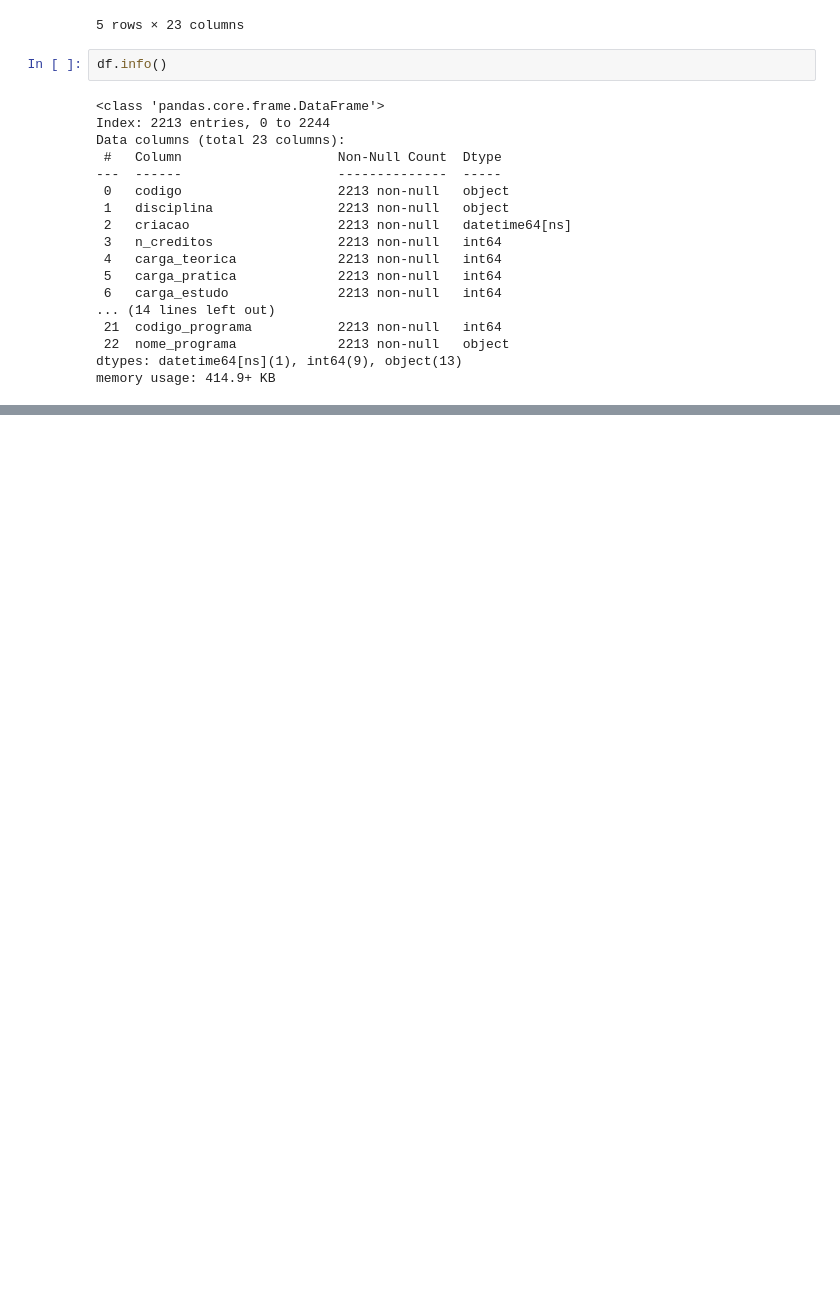
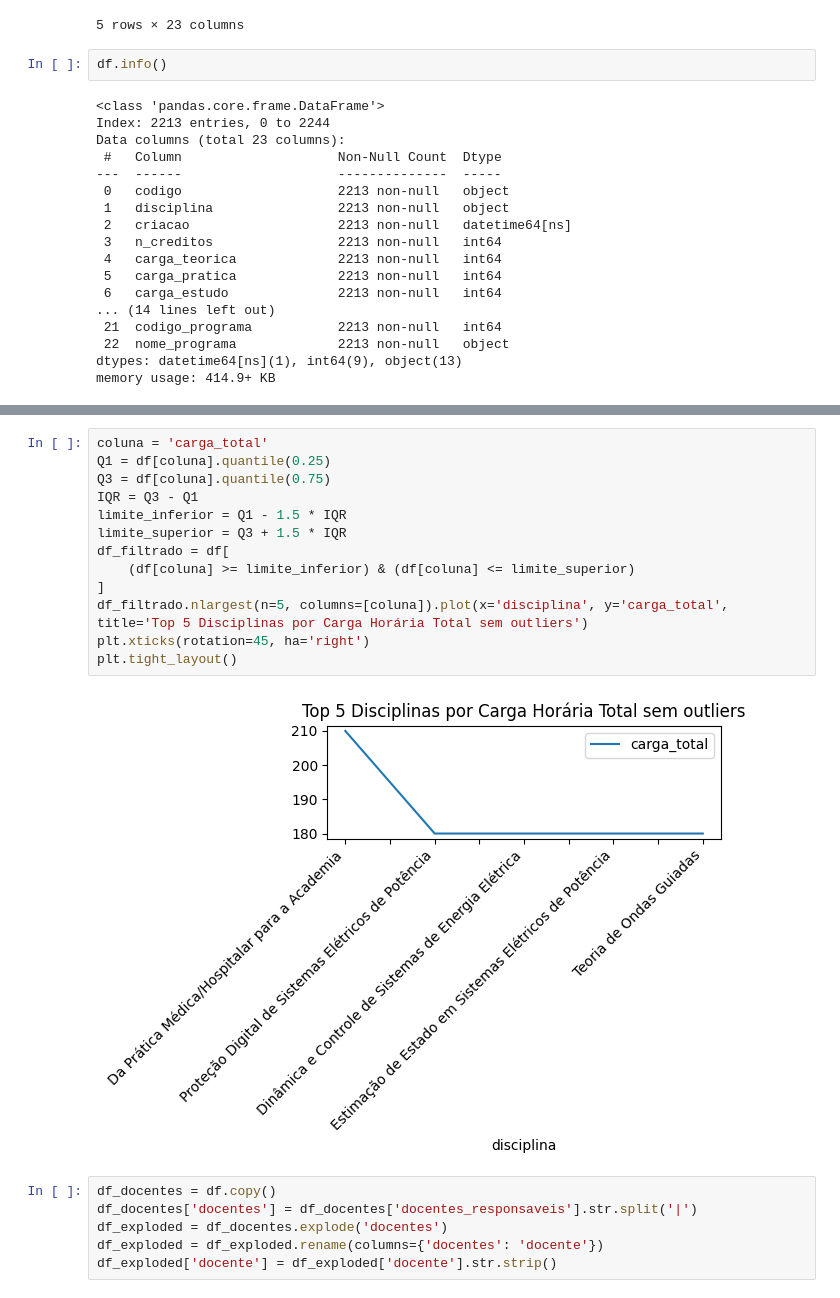
Before and after one commit to itepifanio/viz-disciplinas-usp, a Jupyter notebook: nbs/01_data_analysis.ipynb, the cells around one changed output, grey strips where cells are left out. Cells and saved outputs as stored; diff of their text form; blank space fills up the shorter version.

```diff
--- a/nbs/01_data_analysis.ipynb
+++ b/nbs/01_data_analysis.ipynb
@@ -47,0 +151,21 @@ memory usage: 414.9+ KB
+# %%
+coluna = 'carga_total'
+Q1 = df[coluna].quantile(0.25)
+Q3 = df[coluna].quantile(0.75)
+IQR = Q3 - Q1
+limite_inferior = Q1 - 1.5 * IQR
+limite_superior = Q3 + 1.5 * IQR
+df_filtrado = df[
+    (df[coluna] >= limite_inferior) & (df[coluna] <= limite_superior)
+]
+df_filtrado.nlargest(n=5, columns=[coluna]).plot(x='disciplina', y='carga_total', title='Top 5 Disciplinas por Carga Horária Total sem outliers')
+plt.xticks(rotation=45, ha='right')
+plt.tight_layout()
+# %% [output]
+[figure, added]
+# %%
+df_docentes = df.copy()
+df_docentes['docentes'] = df_docentes['docentes_responsaveis'].str.split('|')
+df_exploded = df_docentes.explode('docentes')
+df_exploded = df_exploded.rename(columns={'docentes': 'docente'})
+df_exploded['docente'] = df_exploded['docente'].str.strip()
```
Also changed, not shown: parts of 23 cells of this notebook.
